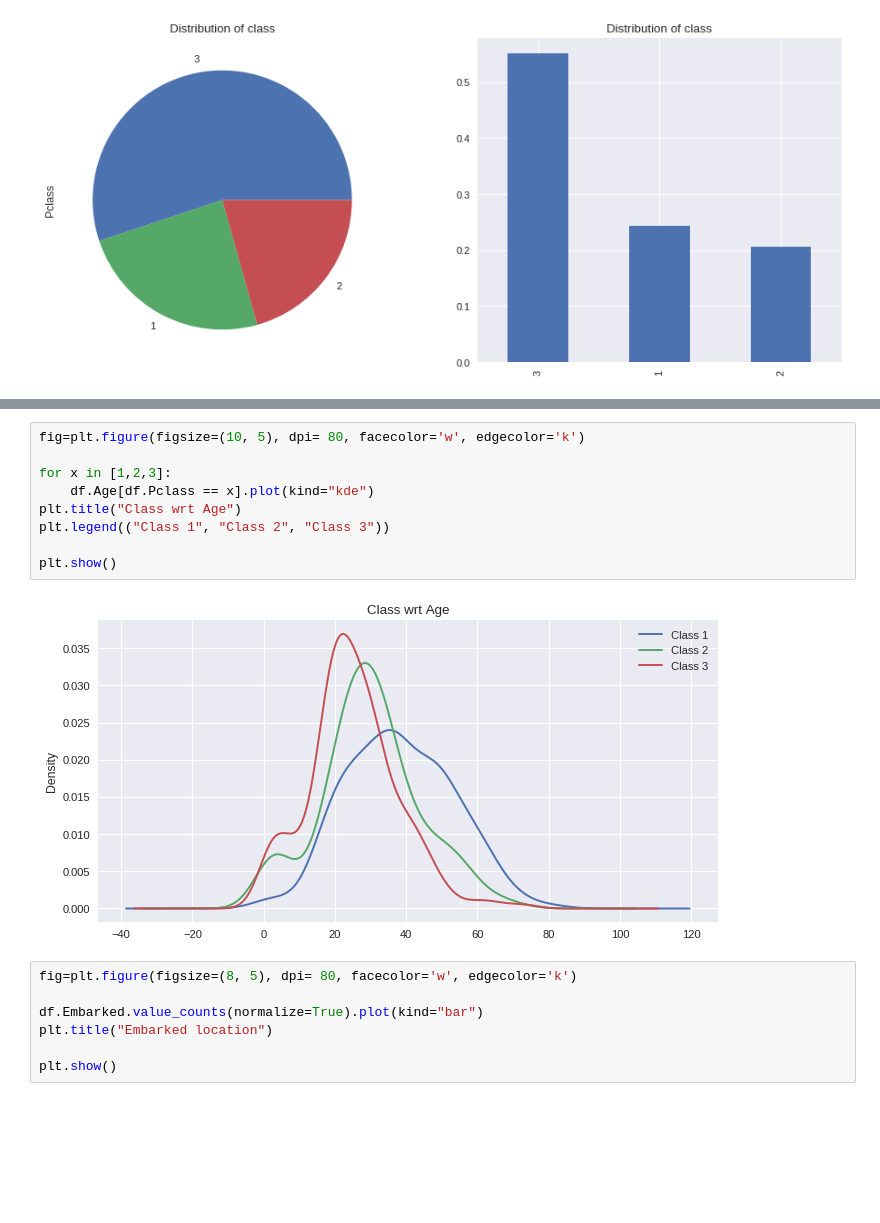
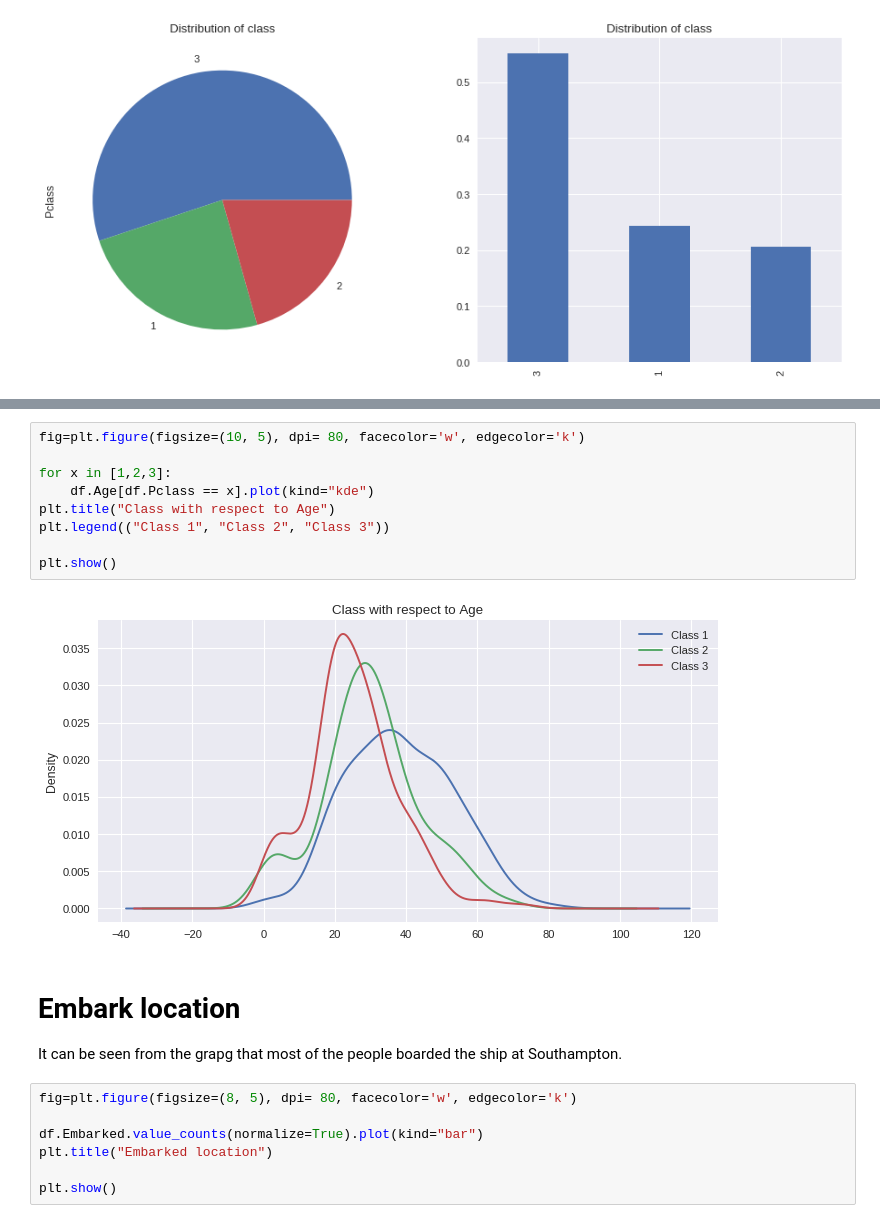
Before and after one commit to chethanreddyhs/UTS_ML2019_ID13318555, a Jupyter notebook: Assignment_2.ipynb, the cells around one changed output, grey strips where cells are left out. Drawn from its saved outputs; the diff is of its cells as text; blank space fills up the shorter version.

```diff
--- a/Assignment_2.ipynb
+++ b/Assignment_2.ipynb
@@ -138,14 +193,17 @@ plt.show()
 # %%
 fig=plt.figure(figsize=(10, 5), dpi= 80, facecolor='w', edgecolor='k')
 
 for x in [1,2,3]:
     df.Age[df.Pclass == x].plot(kind="kde")
-plt.title("Class wrt Age")
+plt.title("Class with respect to Age")
 plt.legend(("Class 1", "Class 2", "Class 3"))
 
 plt.show()
 # %% [output]
-[figure, old version]
+[figure, new version]
+# %% [markdown]
+# Embark location
+It can be seen from the grapg that most of the people boarded the ship at Southampton.
 # %%
 fig=plt.figure(figsize=(8, 5), dpi= 80, facecolor='w', edgecolor='k')
 
```
Also changed, not shown: parts of 23 cells of this notebook.
